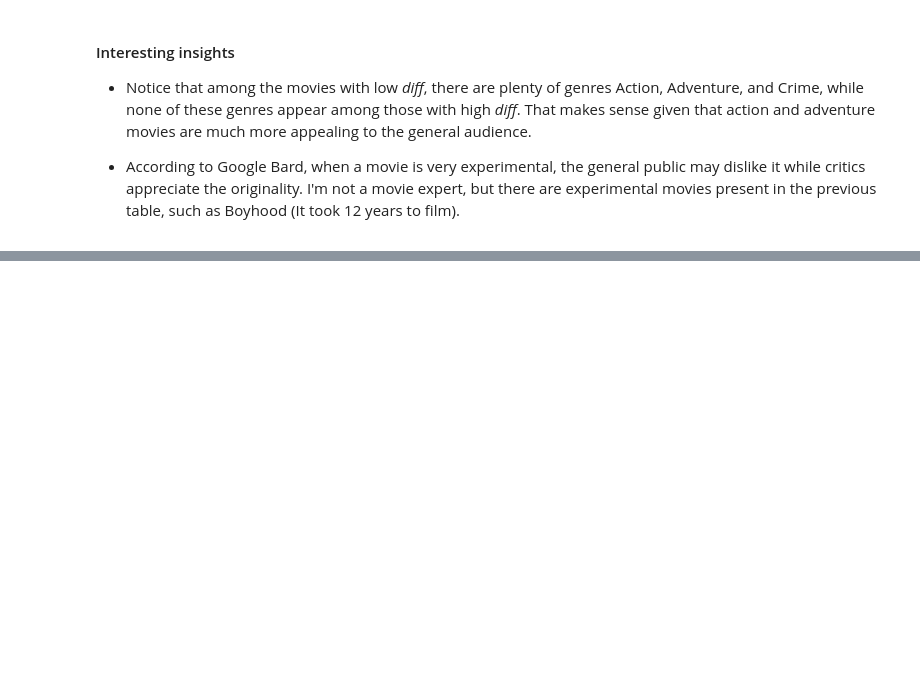
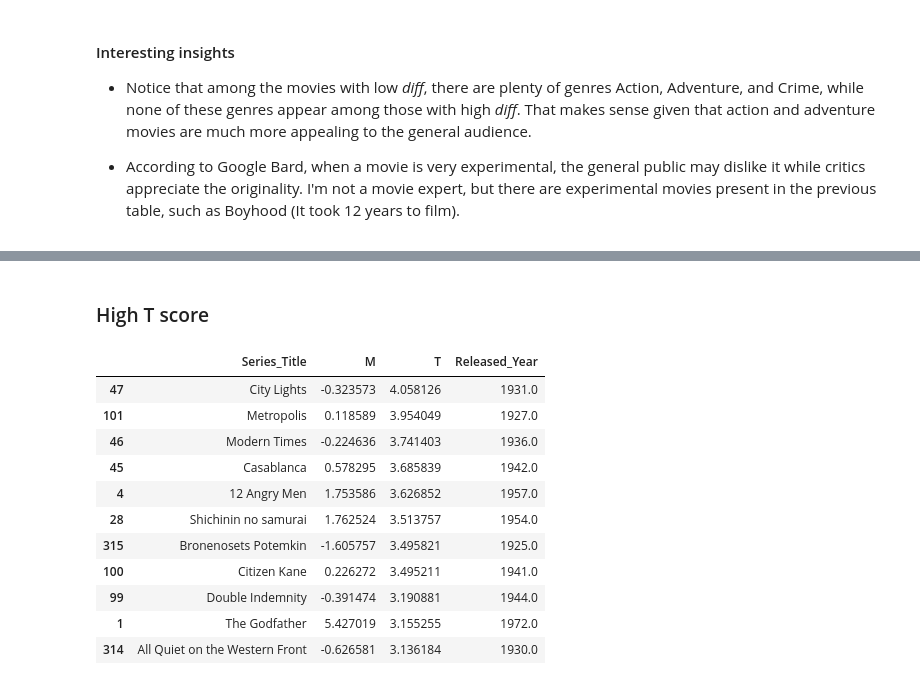
Before and after one commit to vitormarquesr/imdb_top_movies_eda, a Jupyter notebook: imdb-movies-eda.ipynb, the cells around one changed output, grey strips where cells are left out. Saved outputs shown, nothing was run; the diff lists cells and outputs as text; code cells hidden in the pictures; blank space fills up the shorter version.

```diff
--- a/imdb-movies-eda.ipynb
+++ b/imdb-movies-eda.ipynb
@@ -335,0 +415,17 @@ movie[['Series_Title', 'IMDB_Rating', 'Meta_score', 'diff', 'Genre', 'Runtime',
+# %% [markdown]
+### High T score
+# %%
+idx_movies.sort_values('T', ascending=False).head(11)[['Series_Title', 'M', 'T', 'Released_Year']]
+# %% [output]
+|  | Series_Title | M | T | Released_Year |
+| 47 | City Lights | -0.323573 | 4.058126 | 1931.0 |
+| 101 | Metropolis | 0.118589 | 3.954049 | 1927.0 |
+| 46 | Modern Times | -0.224636 | 3.741403 | 1936.0 |
+| 45 | Casablanca | 0.578295 | 3.685839 | 1942.0 |
+| 4 | 12 Angry Men | 1.753586 | 3.626852 | 1957.0 |
+| 28 | Shichinin no samurai | 1.762524 | 3.513757 | 1954.0 |
+| 315 | Bronenosets Potemkin | -1.605757 | 3.495821 | 1925.0 |
+| 100 | Citizen Kane | 0.226272 | 3.495211 | 1941.0 |
+| 99 | Double Indemnity | -0.391474 | 3.190881 | 1944.0 |
+| 1 | The Godfather | 5.427019 | 3.155255 | 1972.0 |
+| 314 | All Quiet on the Western Front | -0.626581 | 3.136184 | 1930.0 |
```
Also changed, not shown: parts of 15 cells of this notebook.
